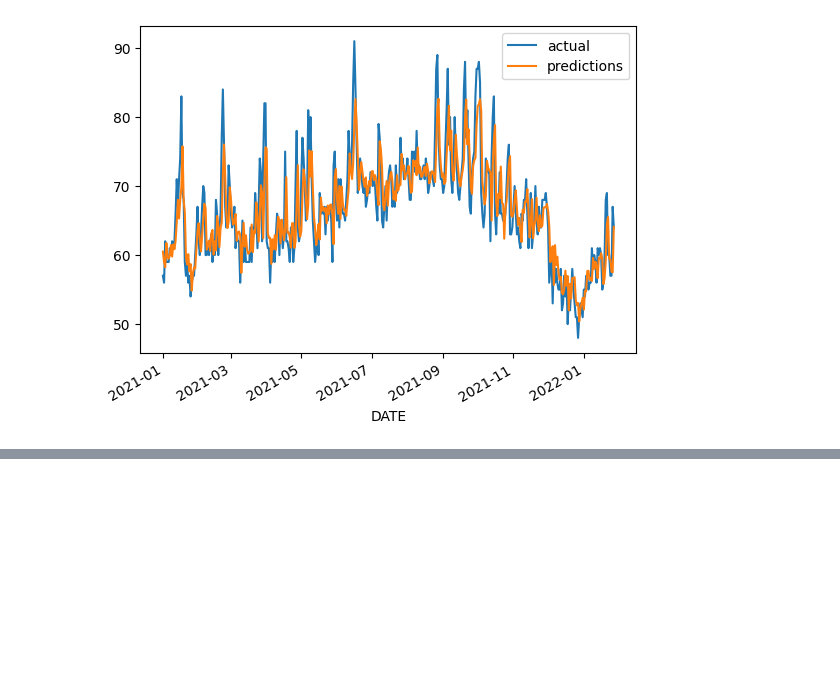
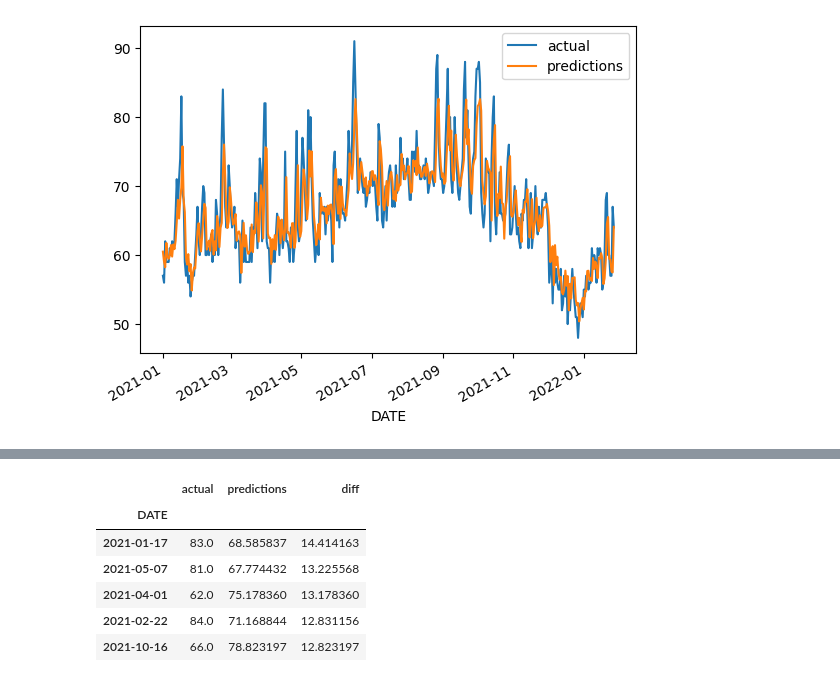
Before and after one commit to Abhilashg11/Data_science, a Jupyter notebook: Weather_prediction.ipynb, the cells around one changed output, grey strips where cells are left out. Drawn from its saved outputs; the diff is of its cells as text; code cells hidden in the pictures; blank space fills up the shorter version.

```diff
--- a/Weather_prediction.ipynb
+++ b/Weather_prediction.ipynb
@@ -473,0 +503,2 @@ combined.plot()
+# %%
+core_weather['day_of_year_avg'] = core_weather['temp_max'].groupby(core_weather.index.day_of_year).apply(lambda x:x.expanding(1).mean())
@@ -473,0 +514,4 @@ combined.plot()
+# %%
+predictors =['precip','temp_max','temp_min','month_max','month+day_max','max_min','day_of_year_avg','monthly_avg']
+# %%
+error , combined =create_predictions(predictors,core_weather,reg)
@@ -473,0 +540,12 @@ combined.plot()
+# %%
+combined['diff']  = (combined['actual'] - combined['predictions']).abs()
+# %%
+combined.sort_values('diff',ascending=False).head()
+# %% [output]
+|  | actual | predictions | diff |
+| DATE |  |  |  |
+| 2021-01-17 | 83.0 | 68.585837 | 14.414163 |
+| 2021-05-07 | 81.0 | 67.774432 | 13.225568 |
+| 2021-04-01 | 62.0 | 75.178360 | 13.178360 |
+| 2021-02-22 | 84.0 | 71.168844 | 12.831156 |
+| 2021-10-16 | 66.0 | 78.823197 | 12.823197 |
```
Also changed, not shown: parts of 6 cells of this notebook.
